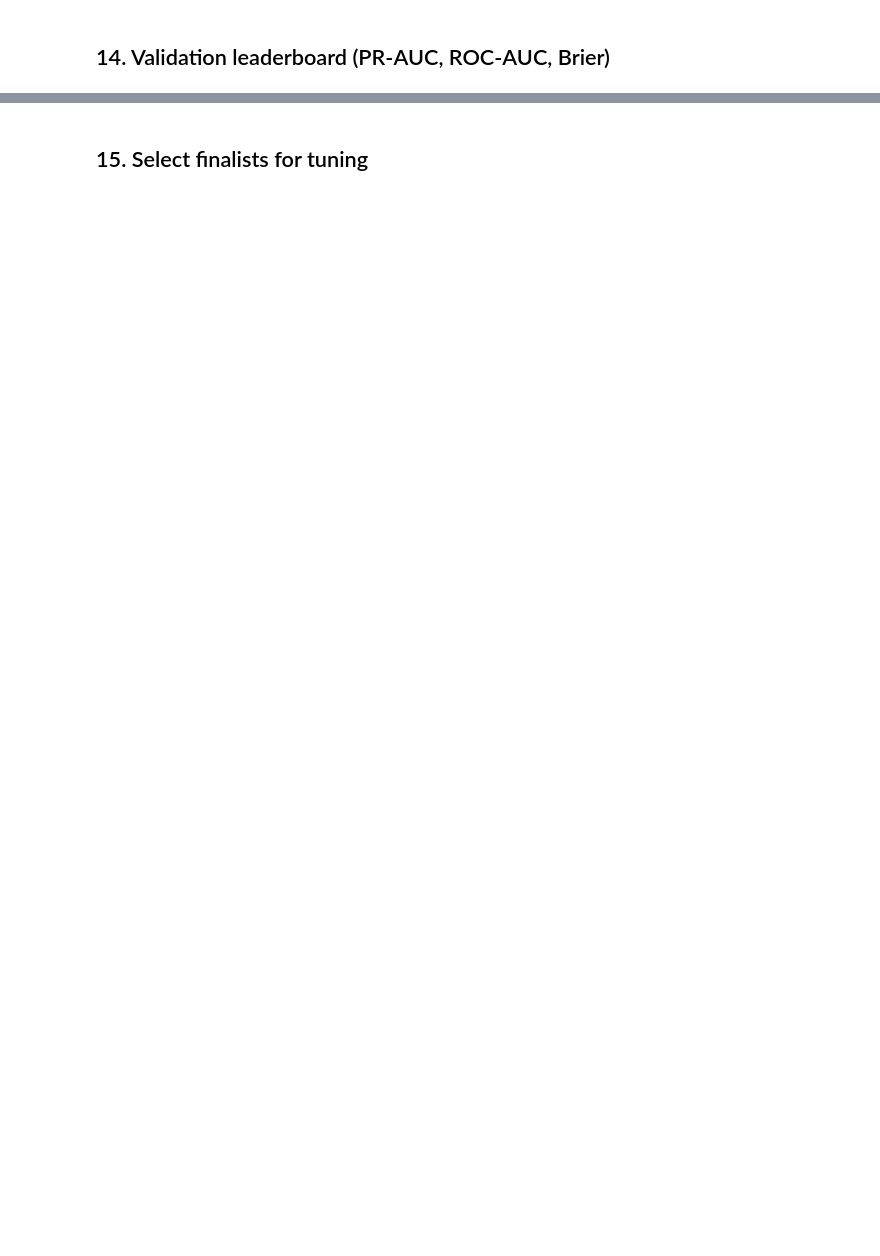
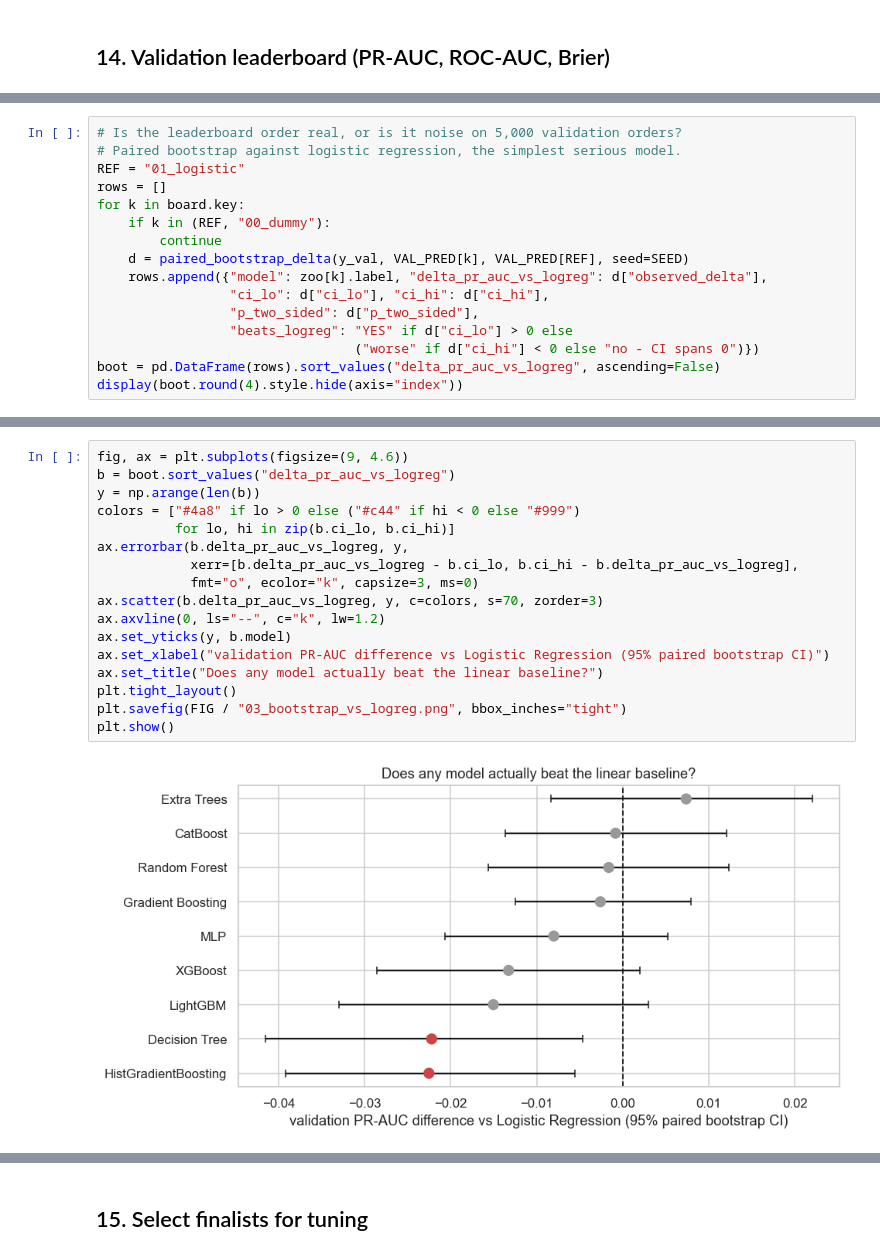
Before and after one commit to lucky07-07/rto-return-risk-scorer, a Jupyter notebook: notebooks/03_model_training.ipynb, the cells around one changed output, grey strips where cells are left out. Saved outputs shown, nothing was run; the diff lists cells and outputs as text; blank space fills up the shorter version.

```diff
--- a/notebooks/03_model_training.ipynb
+++ b/notebooks/03_model_training.ipynb
@@ -62,0 +446,16 @@ Return-Risk Scorer for COD orders (Return-to-Origin prediction).
+# %%
+# Is the leaderboard order real, or is it noise on 5,000 validation orders?
+# Paired bootstrap against logistic regression, the simplest serious model.
+REF = "01_logistic"
+rows = []
+for k in board.key:
+    if k in (REF, "00_dummy"):
+        continue
+    d = paired_bootstrap_delta(y_val, VAL_PRED[k], VAL_PRED[REF], seed=SEED)
+    rows.append({"model": zoo[k].label, "delta_pr_auc_vs_logreg": d["observed_delta"],
+                 "ci_lo": d["ci_lo"], "ci_hi": d["ci_hi"],
+                 "p_two_sided": d["p_two_sided"],
+                 "beats_logreg": "YES" if d["ci_lo"] > 0 else
+                                 ("worse" if d["ci_hi"] < 0 else "no - CI spans 0")})
+boot = pd.DataFrame(rows).sort_values("delta_pr_auc_vs_logreg", ascending=False)
+display(boot.round(4).style.hide(axis="index"))
@@ -62,0 +473,19 @@ Return-Risk Scorer for COD orders (Return-to-Origin prediction).
+# %%
+fig, ax = plt.subplots(figsize=(9, 4.6))
+b = boot.sort_values("delta_pr_auc_vs_logreg")
+y = np.arange(len(b))
+colors = ["#4a8" if lo > 0 else ("#c44" if hi < 0 else "#999")
+          for lo, hi in zip(b.ci_lo, b.ci_hi)]
+ax.errorbar(b.delta_pr_auc_vs_logreg, y,
+            xerr=[b.delta_pr_auc_vs_logreg - b.ci_lo, b.ci_hi - b.delta_pr_auc_vs_logreg],
+            fmt="o", ecolor="k", capsize=3, ms=0)
+ax.scatter(b.delta_pr_auc_vs_logreg, y, c=colors, s=70, zorder=3)
+ax.axvline(0, ls="--", c="k", lw=1.2)
+ax.set_yticks(y, b.model)
+ax.set_xlabel("validation PR-AUC difference vs Logistic Regression (95% paired bootstrap CI)")
+ax.set_title("Does any model actually beat the linear baseline?")
+plt.tight_layout()
+plt.savefig(FIG / "03_bootstrap_vs_logreg.png", bbox_inches="tight")
+plt.show()
+# %% [output]
+[figure, added]
```
Also changed, not shown: parts of 46 cells of this notebook, 12 other files.
